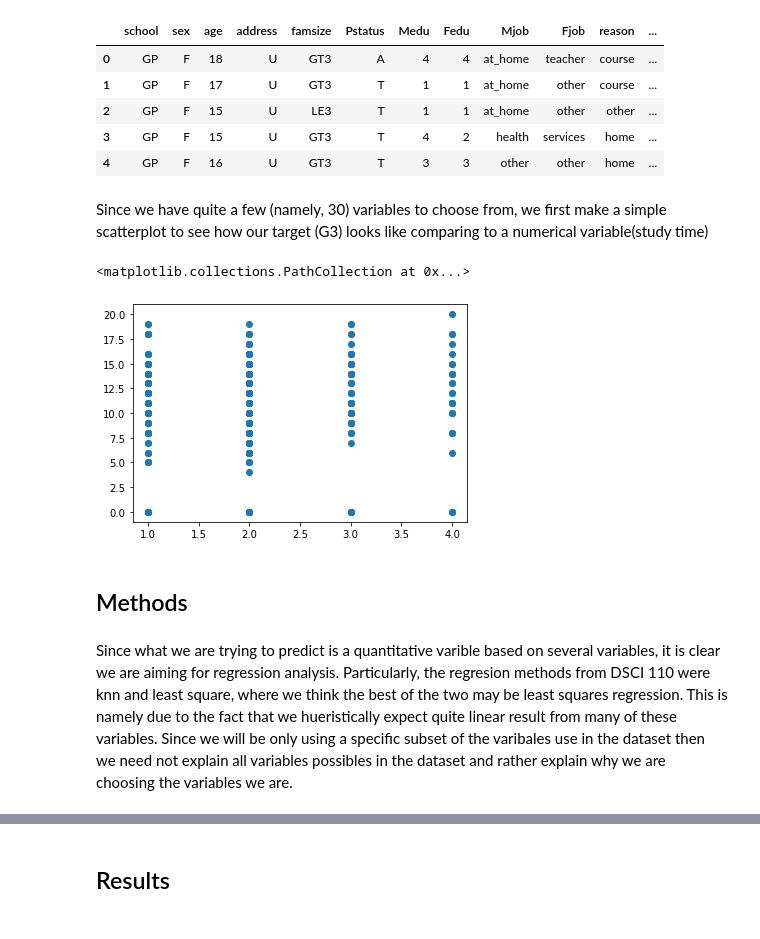
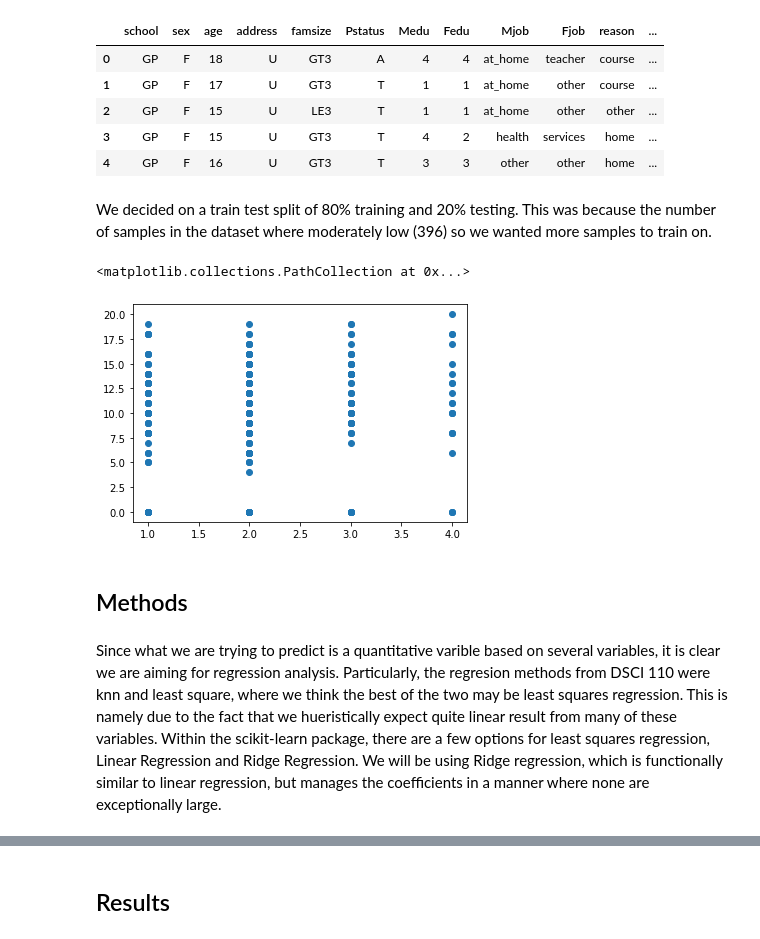
Before and after one commit to DSCI-310/DSCI-310-Group-1, a Jupyter notebook: StudentPerformance.ipynb, the cells around one changed output, grey strips where cells are left out. Saved outputs shown, nothing was run; the diff lists cells and outputs as text; code cells hidden in the pictures.

Commit message:
Added more explanations to the methods and discussion

```diff
--- a/StudentPerformance.ipynb
+++ b/StudentPerformance.ipynb
@@ -50,5 +51,3 @@ df.head()
 | 2 | GP | F | 15 | U | LE3 | T | 1 | 1 | at_home | other | other | ... |
 | 3 | GP | F | 15 | U | GT3 | T | 4 | 2 | health | services | home | ... |
 | 4 | GP | F | 16 | U | GT3 | T | 3 | 3 | other | other | home | ... |
-# %% [markdown]
-Since we have quite a few (namely, 30) variables to choose from, we first make a simple scatterplot to see how our target (G3) looks like comparing to a numerical variable(study time)
@@ -55,11 +64,12 @@ Since we have quite a few (namely, 30) variables to choose from, we first make a
+# %% [markdown]
+We decided on a train test split of 80% training and 20% testing. This was because the number of samples in the dataset where moderately low (396) so we wanted more samples to train on.
 # %%
-plt.scatter(df.studytime, df.G3)
+plt.scatter(train_df.studytime, train_df.G3)
 # %% [output]
 <matplotlib.collections.PathCollection at 0x...>
-[figure, old version]
+[figure, new version]
 # %% [markdown]
 ## Methods
 # %% [markdown]
-Since what we are trying to predict is a quantitative varible based on several variables, it is clear we are aiming for regression analysis. Particularly, the regresion methods from DSCI 110 were knn and least square, where we think the best of the two may be least squares regression. This is namely due to the fact that we hueristically expect quite linear result from many of these variables.
- Since we will be only using a specific subset of the varibales use in the dataset then we need not explain all variables possibles in the dataset and rather explain why we are choosing the variables we are.
+Since what we are trying to predict is a quantitative varible based on several variables, it is clear we are aiming for regression analysis. Particularly, the regresion methods from DSCI 110 were knn and least square, where we think the best of the two may be least squares regression. This is namely due to the fact that we hueristically expect quite linear result from many of these variables. Within the scikit-learn package, there are a few options for least squares regression, Linear Regression and Ridge Regression. We will be using Ridge regression, which is functionally similar to linear regression, but manages the coefficients in a manner where none are exceptionally large.
 # %%
```
Also changed, not shown: parts of 13 cells of this notebook.
